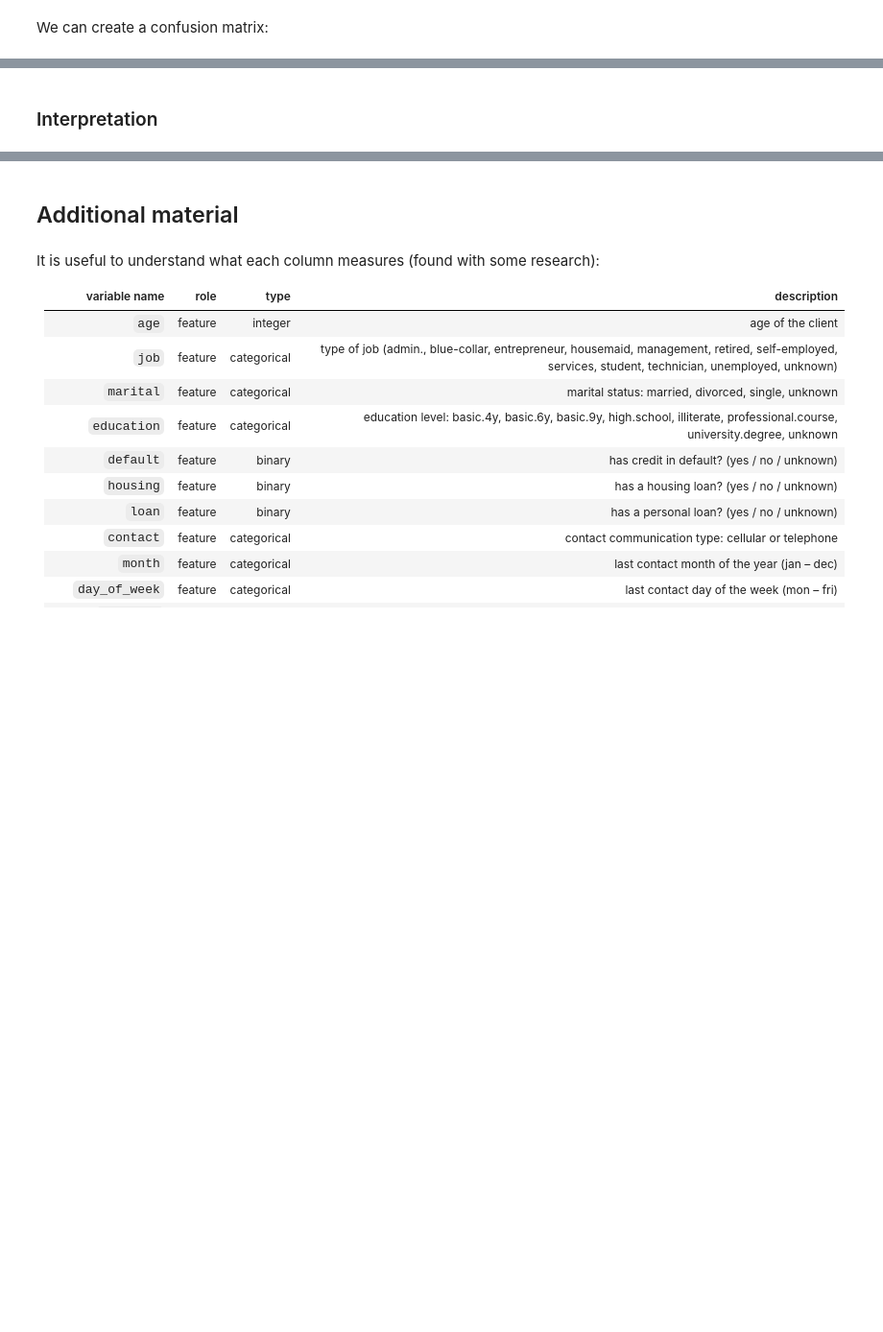
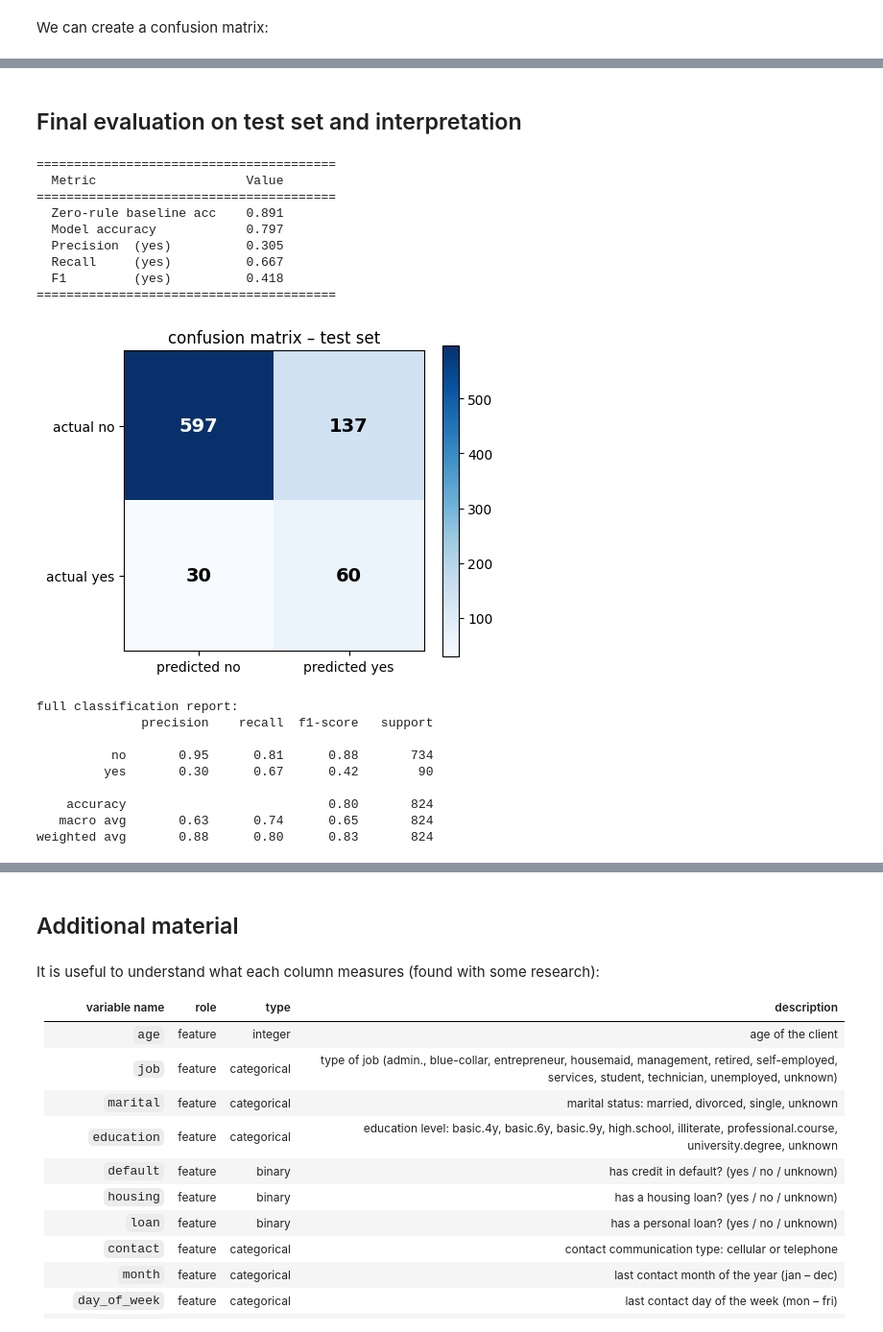
Before and after one commit to iciaradelino/ML-fundamentals-2026, a Jupyter notebook: assignment_1_iciar_adelino[_adelino].ipynb, the cells around one changed output, grey strips where cells are left out. Shown at 96% size. Saved outputs shown, nothing was run; the diff lists cells and outputs as text; code cells hidden in the pictures; blank space fills up the shorter version.

```diff
--- a/assignment_1_iciar_adelino[_adelino].ipynb
+++ b/assignment_1_iciar_adelino[_adelino].ipynb
@@ -1021,2 +1095,73 @@ plt.show()
 # %% [markdown]
-### Interpretation
+## Final evaluation on test set and interpretation
+# %%
+# predict on test set
+y_pred_test = model.predict(X_test)
+
+# zero-rule baseline on test set
+majority_class_test = y_train.value_counts().idxmax()
+y_baseline_test = [majority_class_test] * len(y_test)
+baseline_acc_test = accuracy_score(y_test, y_baseline_test)
+
+# compute metrics
+acc_test  = accuracy_score(y_test, y_pred_test)
+prec_test = precision_score(y_test, y_pred_test, pos_label="yes")
+rec_test  = recall_score(y_test, y_pred_test, pos_label="yes")
+f1_test   = f1_score(y_test, y_pred_test, pos_label="yes")
+
+# summary table
+print("=" * 40)
+print(f"  {'Metric':<22} {'Value':>8}")
+print("=" * 40)
+print(f"  {'Zero-rule baseline acc':<22} {baseline_acc_test:>8.3f}")
+print(f"  {'Model accuracy':<22} {acc_test:>8.3f}")
+print(f"  {'Precision  (yes)':<22} {prec_test:>8.3f}")
+print(f"  {'Recall     (yes)':<22} {rec_test:>8.3f}")
+print(f"  {'F1         (yes)':<22} {f1_test:>8.3f}")
+print("=" * 40)
+
+# confusion matrix
+labels = ["no", "yes"]
+cm_test = confusion_matrix(y_test, y_pred_test, labels=labels)
+
+fig, ax = plt.subplots(figsize=(5, 4))
+im = ax.imshow(cm_test, cmap="Blues")
+plt.colorbar(im, ax=ax)
+
+ax.set_xticks([0, 1])
+ax.set_yticks([0, 1])
+ax.set_xticklabels([f"predicted {l}" for l in labels])
+ax.set_yticklabels([f"actual {l}" for l in labels])
+ax.set_title("confusion matrix – test set")
+
+for i in range(2):
+    for j in range(2):
+        color = "white" if cm_test[i, j] > cm_test.max() / 2 else "black"
+        ax.text(j, i, str(cm_test[i, j]), ha="center", va="center",
+                fontsize=14, fontweight="bold", color=color)
+
+plt.tight_layout()
+plt.show()
+
+print("\nfull classification report:")
+print(classification_report(y_test, y_pred_test, target_names=labels))
+# %% [output]
+========================================
+  Metric                    Value
+========================================
+  Zero-rule baseline acc    0.891
+  Model accuracy            0.797
+  Precision  (yes)          0.305
+  Recall     (yes)          0.667
+  F1         (yes)          0.418
+========================================
+[figure, added]
+full classification report:
+              precision    recall  f1-score   support
+
+          no       0.95      0.81      0.88       734
+         yes       0.30      0.67      0.42        90
+
+    accuracy                           0.80       824
+   macro avg       0.63      0.74      0.65       824
+weighted avg       0.88      0.80      0.83       824
```
Also changed, not shown: parts of 41 cells of this notebook.
